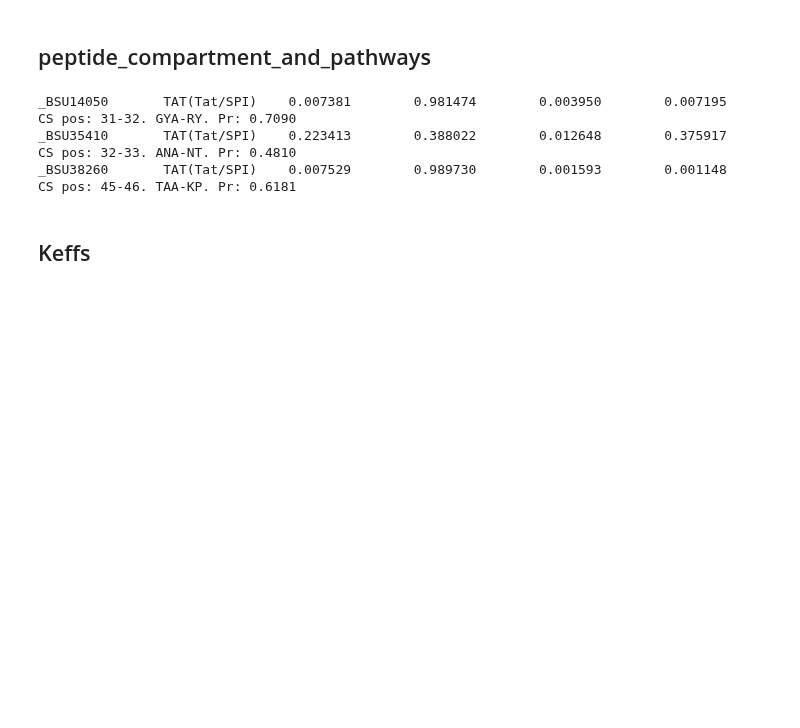
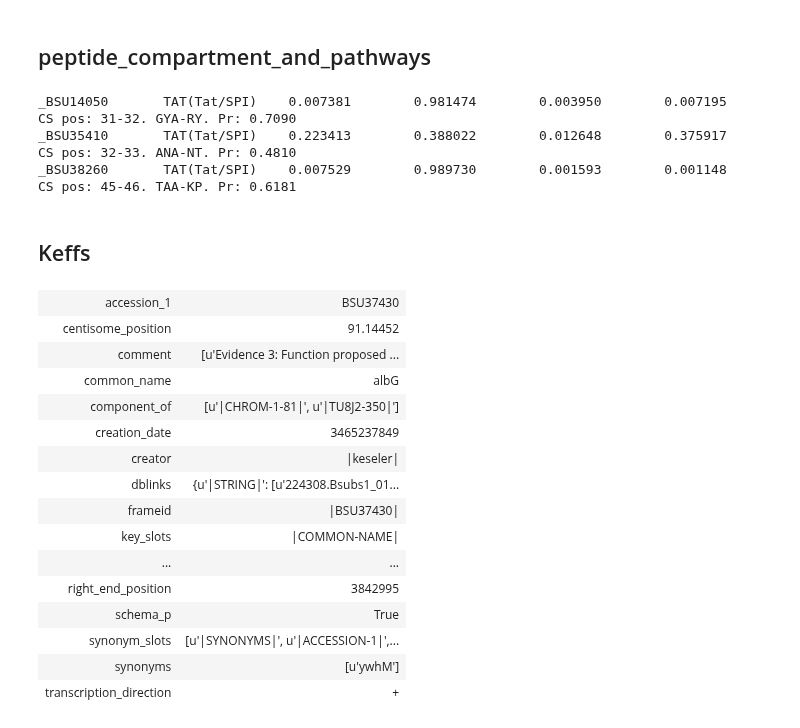
Before and after one commit to jdtibochab/bacillusme, a Jupyter notebook: ecolime/building_data/MetaCyc_dependent_files.ipynb, the cells around one changed output. Cells and saved outputs as stored; diff of their text form; code cells hidden in the pictures; blank space fills up the shorter version.

```diff
--- a/ecolime/building_data/MetaCyc_dependent_files.ipynb
+++ b/ecolime/building_data/MetaCyc_dependent_files.ipynb
@@ -1021,6 +1021,25 @@ for protein in bsub.proteins.instances:
         continue
 
 file.close()
+# %%
+gene_data
+# %% [output]
+| accession_1 | BSU37430 |
+| centisome_position | 91.14452 |
+| comment | [u'Evidence 3: Function proposed ... |
+| common_name | albG |
+| component_of | [u'|CHROM-1-81|', u'|TU8J2-350|'] |
+| creation_date | 3465237849 |
+| creator | |keseler| |
+| dblinks | {u'|STRING|': [u'224308.Bsubs1_01... |
+| frameid | |BSU37430| |
+| key_slots | |COMMON-NAME| |
+| ... | ... |
+| right_end_position | 3842995 |
+| schema_p | True |
+| synonym_slots | [u'|SYNONYMS|', u'|ACCESSION-1|',... |
+| synonyms | [u'ywhM'] |
+| transcription_direction | + |
 # %%
 for protein in ecoli.proteins.instances:
     protein_id = frameid_to_str(protein.frameid)
```
Also changed, not shown: parts of 1 cell of this notebook, 12 other files.
